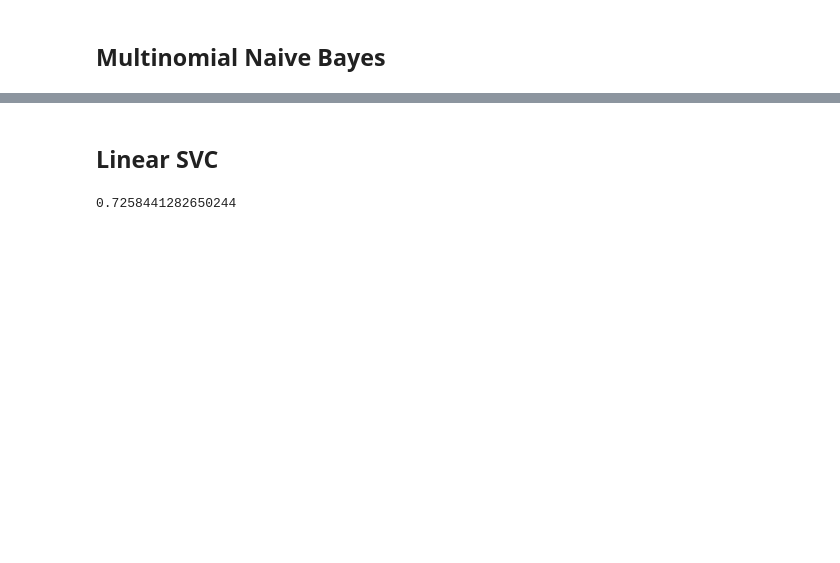
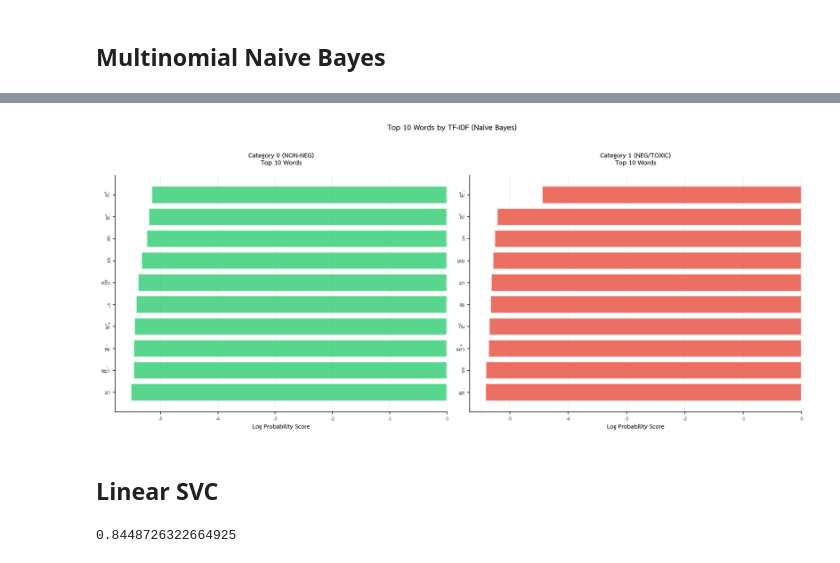
Before and after one commit to Takedaxz/THAI-MOD-Multilingual-Online-Toxicity-Detection-System, a Jupyter notebook: model.ipynb, the cells around one changed output, grey strips where cells are left out. Cells and saved outputs as stored; diff of their text form; code cells hidden in the pictures; blank space fills up the shorter version.

```diff
--- a/model.ipynb
+++ b/model.ipynb
@@ -159,8 +283,50 @@ weighted avg       0.66      0.66      0.66      4709
+# %%
+vectorizer = text_clf.named_steps['vect']
+classifier = text_clf.named_steps['clf']
+
+feature_names = vectorizer.get_feature_names_out()
+feature_importance = classifier.feature_log_prob_
+# %%
+fig, axes = plt.subplots(1, 2, figsize=(14, 6), dpi=150)
+
+top_indices_0 = feature_importance[0].argsort()[-10:]
+top_words_0 = [feature_names[i] for i in top_indices_0]
+top_scores_0 = [feature_importance[0][i] for i in top_indices_0]
+
+axes[0].barh(range(10), top_scores_0, color='#2ecc71', alpha=0.8, edgecolor='white', linewidth=2)
+axes[0].set_yticks(range(10))
+axes[0].set_yticklabels(top_words_0, fontsize=11)
+axes[0].set_xlabel('Log Probability Score', fontsize=12, fontweight='bold')
+axes[0].set_title('Category 0 (NON-NEG)\nTop 10 Words', fontsize=13, fontweight='bold', pad=15)
+axes[0].spines['top'].set_visible(False)
+axes[0].spines['right'].set_visible(False)
+axes[0].grid(axis='x', alpha=0.3, linestyle='--')
+axes[0].set_axisbelow(True)
+
+top_indices_1 = feature_importance[1].argsort()[-10:]
+top_words_1 = [feature_names[i] for i in top_indices_1]
+top_scores_1 = [feature_importance[1][i] for i in top_indices_1]
+
+axes[1].barh(range(10), top_scores_1, color='#e74c3c', alpha=0.8, edgecolor='white', linewidth=2)
+axes[1].set_yticks(range(10))
+axes[1].set_yticklabels(top_words_1, fontsize=11)
+axes[1].set_xlabel('Log Probability Score', fontsize=12, fontweight='bold')
+axes[1].set_title('Category 1 (NEG/TOXIC)\nTop 10 Words', fontsize=13, fontweight='bold', pad=15)
+axes[1].spines['top'].set_visible(False)
+axes[1].spines['right'].set_visible(False)
+axes[1].grid(axis='x', alpha=0.3, linestyle='--')
+axes[1].set_axisbelow(True)
+
+plt.suptitle('Top 10 Words by TF-IDF (Naive Bayes)', fontsize=15, fontweight='bold', y=1.02)
+plt.tight_layout()
+plt.show()
+# %% [output]
+[figure, added]
 # %% [markdown]
 ## Linear SVC
 # %%
 svc_clf = Pipeline([
-    ("vect", CountVectorizer(tokenizer=process_text, ngram_range=(1,2), token_pattern=None)),
+    ("vect", CountVectorizer(tokenizer=process_text, ngram_range=(1,2),token_pattern=None,min_df=2,max_features=10000)),
     ("tfidf", TfidfTransformer()),
     ("clf", LinearSVC()),
 ])
@@ -168,7 +334,7 @@ svc_clf = Pipeline([
 svc_clf.fit(X_train, y_train)
 svc_clf.score(X_test, y_test)
 # %% [output]
-0.7258441282650244
+0.8448726322664925
 # %%
 y_pred = svc_clf.predict(X_test)
 
```
Also changed, not shown: parts of 38 cells of this notebook.
